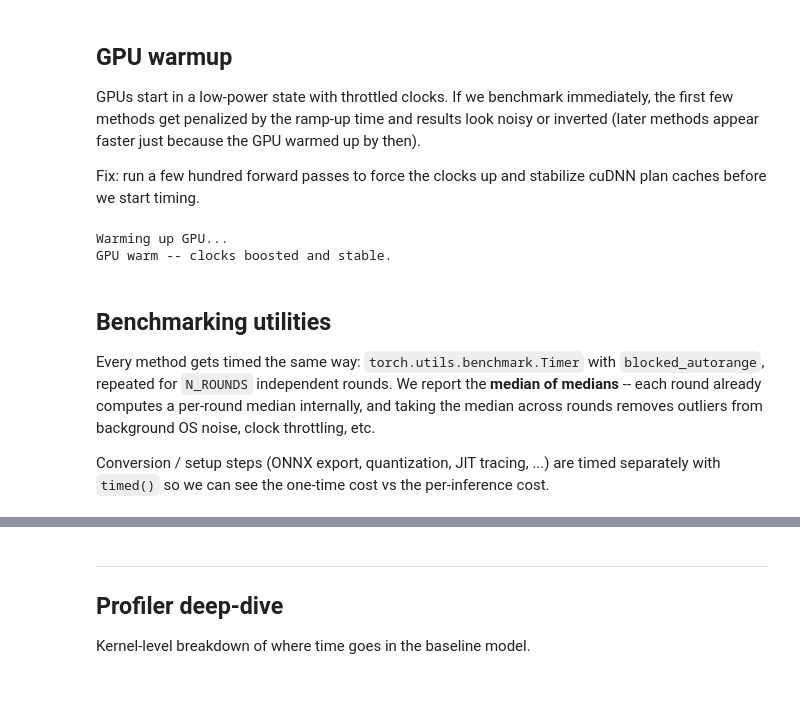
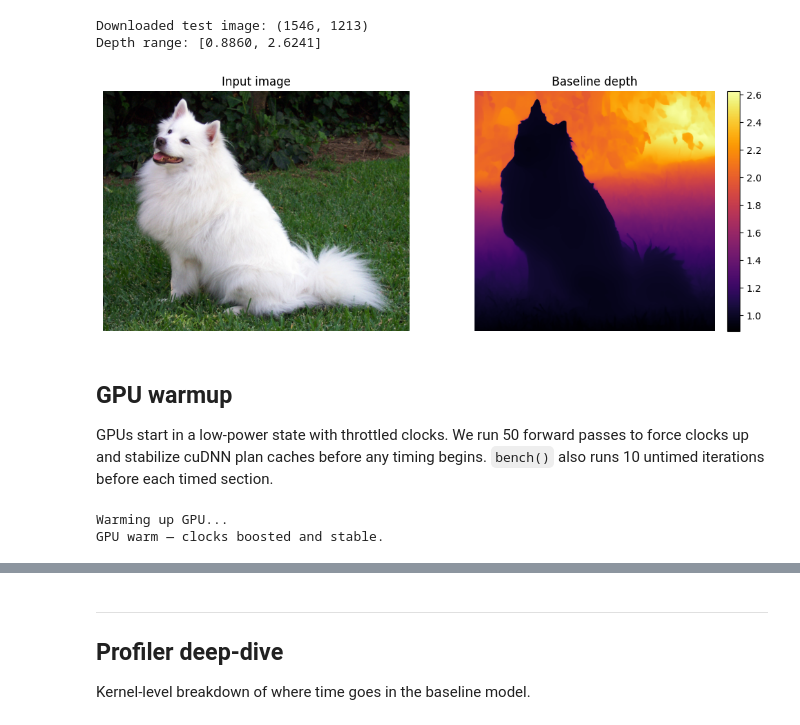
Before and after one commit to zshn25/zshn25.github.io, a Jupyter notebook: _notebooks/2026-03-24-inference_optimizations_benchmark.ipynb, the cells around one changed output, grey strips where cells are left out. Drawn from its saved outputs; the diff is of its cells as text; code cells hidden in the pictures; blank space fills up the shorter version.

```diff
--- a/_notebooks/2026-03-24-inference_optimizations_benchmark.ipynb
+++ b/_notebooks/2026-03-24-inference_optimizations_benchmark.ipynb
@@ -234,32 +215,67 @@ Output : (1, 768) (feature dim=768)
+# %%
+%matplotlib inline
+import matplotlib.pyplot as plt
+from PIL import Image as _PILImage
+from torchvision import transforms as T
+from urllib.request import urlopen
+import io as _io
+
+# Download a real test image (GitHub-hosted)
+_IMG_URL = "https://raw.githubusercontent.com/pytorch/hub/master/images/dog.jpg"
+try:
+    _resp = urlopen(_IMG_URL, timeout=15)
+    SANITY_IMG = _PILImage.open(_io.BytesIO(_resp.read())).convert("RGB")
+    print(f"Downloaded test image: {SANITY_IMG.size}")
+except Exception:
+    print("Image download failed — using synthetic test image")
+    SANITY_IMG = _PILImage.fromarray(
+        np.random.default_rng(42).integers(0, 255, (256, 256, 3), dtype=np.uint8)
+    )
+
+# Prepare real image as model input
+_sanity_transform = T.Compose([
+    T.Resize((IMG_SIZE, IMG_SIZE)),
+    T.ToTensor(),
+    T.Normalize(mean=[0.485, 0.456, 0.406], std=[0.229, 0.224, 0.225]),
+])
+SANITY_INPUT = _sanity_transform(SANITY_IMG).unsqueeze(0).unsqueeze(0).to(device)
+# shape: (1, 1, 3, 504, 504)
+
+with torch.no_grad():
+    SANITY_DEPTH_REF = model(SANITY_INPUT)
+
+# ── Show the input image and baseline depth ──────────────────────────────
+fig, axes = plt.subplots(1, 2, figsize=(10, 4))
+axes[0].imshow(SANITY_IMG)
+axes[0].set_title("Input image")
+axes[0].axis("off")
+
+depth_np = SANITY_DEPTH_REF[0, 0].cpu().numpy()
+print(f"Depth range: [{depth_np.min():.4f}, {depth_np.max():.4f}]")
+im = axes[1].imshow(depth_np, cmap="inferno")
+axes[1].set_title("Baseline depth")
+axes[1].axis("off")
+fig.colorbar(im, ax=axes[1], fraction=0.046, pad=0.04)
+plt.tight_layout()
+plt.show()
+plt.close(fig)
+# %% [output]
+Downloaded test image: (1546, 1213)
+Depth range: [0.8860, 2.6241]
+[figure, added]
 # %% [markdown]
 ## GPU warmup
 
-GPUs start in a low-power state with throttled clocks. If we benchmark
-immediately, the first few methods get penalized by the ramp-up time and
-results look noisy or inverted (later methods appear faster just because
-the GPU warmed up by then).
-
-Fix: run a few hundred forward passes to force the clocks up and stabilize
-cuDNN plan caches before we start timing.
+GPUs start in a low-power state with throttled clocks. We run 50 forward passes
+to force clocks up and stabilize cuDNN plan caches before any timing begins.
+`bench()` also runs 10 untimed iterations before each timed section.
 # %%
 print("Warming up GPU...")
 with torch.no_grad():
-    for _ in range(200):
+    for _ in range(50):
         _ = model(dummy_input)
 torch.cuda.synchronize()
-print("GPU warm -- clocks boosted and stable.")
+print("GPU warm — clocks boosted and stable.")
 # %% [output]
 Warming up GPU...
-GPU warm -- clocks boosted and stable.
+GPU warm — clocks boosted and stable.
-# %% [markdown]
-## Benchmarking utilities
-
-Every method gets timed the same way: `torch.utils.benchmark.Timer` with
-`blocked_autorange`, repeated for `N_ROUNDS` independent rounds. We report
-the **median of medians** -- each round already computes a per-round median
-internally, and taking the median across rounds removes outliers from
-background OS noise, clock throttling, etc.
-
-Conversion / setup steps (ONNX export, quantization, JIT tracing, ...) are
-timed separately with `timed()` so we can see the one-time cost vs the
-per-inference cost.
```
Also changed, not shown: parts of 146 cells of this notebook, 3 other files.
